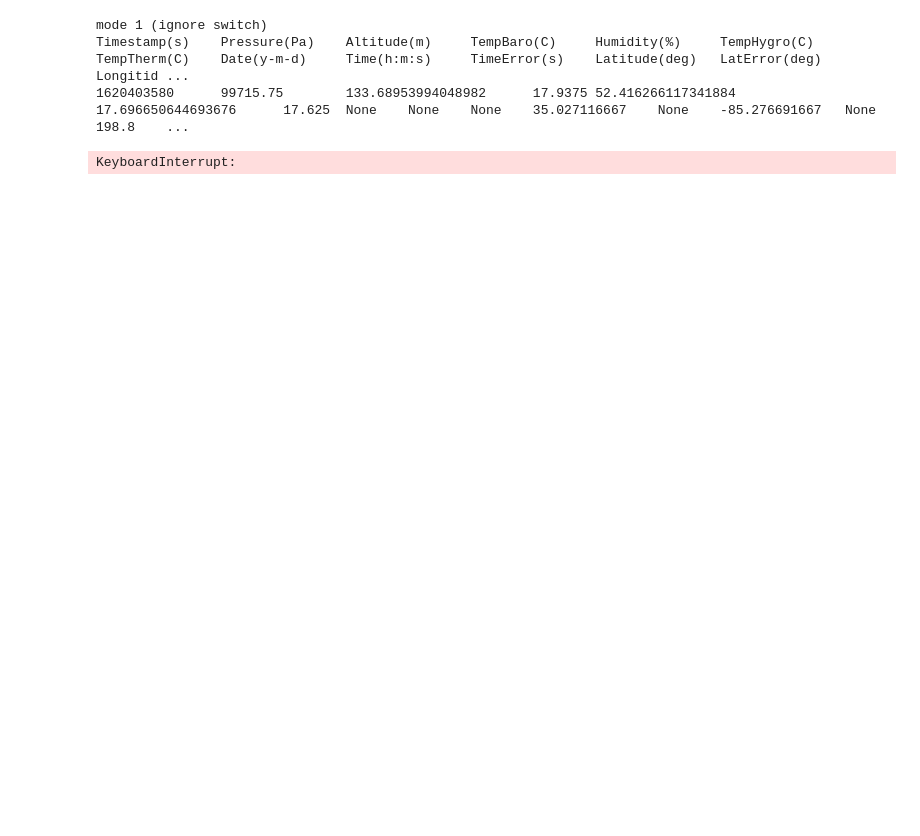
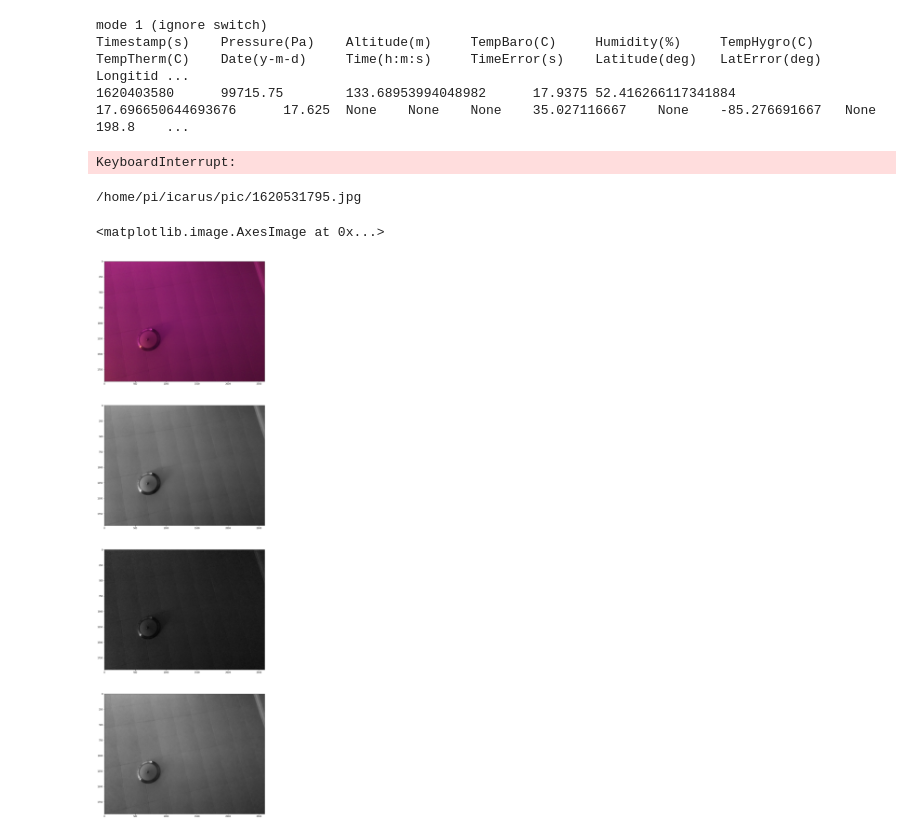
Before and after one commit to rdt249/icarus, a Jupyter notebook: notebook.ipynb, the cells around one changed output. Saved outputs shown, nothing was run; the diff lists cells and outputs as text; code cells hidden in the pictures; blank space fills up the shorter version.

Commit message:
updated icarus.py

```diff
--- a/notebook.ipynb
+++ b/notebook.ipynb
@@ -8,3 +15,33 @@ mode 1 (ignore switch)
 Timestamp(s)    Pressure(Pa)    Altitude(m)     TempBaro(C)     Humidity(%)     TempHygro(C)    TempTherm(C)    Date(y-m-d)     Time(h:m:s)     TimeError(s)    Latitude(deg)   LatError(deg)   Longitid ...
 1620403580      99715.75        133.68953994048982      17.9375 52.416266117341884      17.696650644693676      17.625  None    None    None    35.027116667    None    -85.276691667   None    198.8    ...
 KeyboardInterrupt:
+# %%
+import icarus, time, picamera
+import matplotlib.pyplot as plt
+
+# script config
+new_pic = True
+use_pic = icarus.directory + 'pic/' + '1620452073.jpg'
+
+# get picture
+file = use_pic
+if new_pic:
+    file = icarus.directory + 'pic/' + str(int(time.time())) + '.jpg'
+    camera = picamera.PiCamera() # declare camera
+    camera.resolution = (2592,1944) # max resolution = 2592 x 1944
+    camera.led = True
+    camera.capture(file)
+    camera.led = False
+    camera.close()
+print(file)
+
+image = plt.imread(file)
+fig, ax = plt.subplots(4,figsize=(16,48))
+ax[0].imshow(image)
+ax[1].imshow(image[:,:,0],cmap='gray')
+ax[2].imshow(image[:,:,1],cmap='gray')
+ax[3].imshow(image[:,:,2],cmap='gray')
+# %% [output]
+/home/pi/icarus/pic/1620531795.jpg
+<matplotlib.image.AxesImage at 0x...>
+[figure, added]
```
Also changed, not shown: parts of 1 cell of this notebook, 38 other files.
